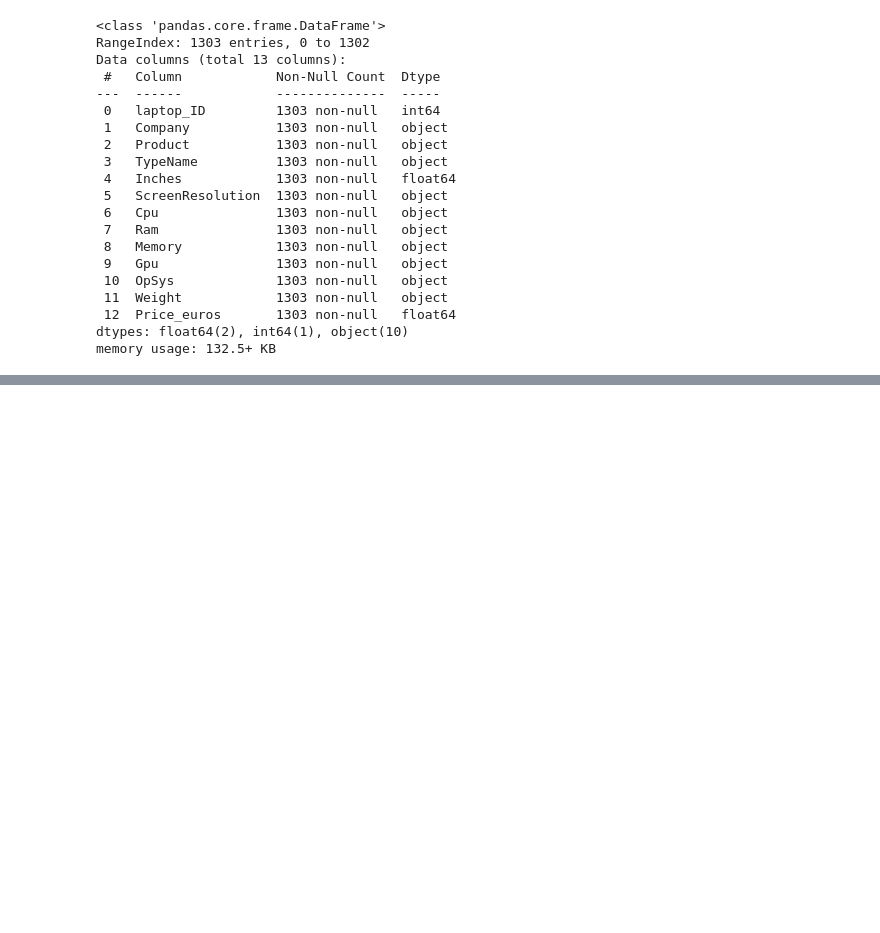
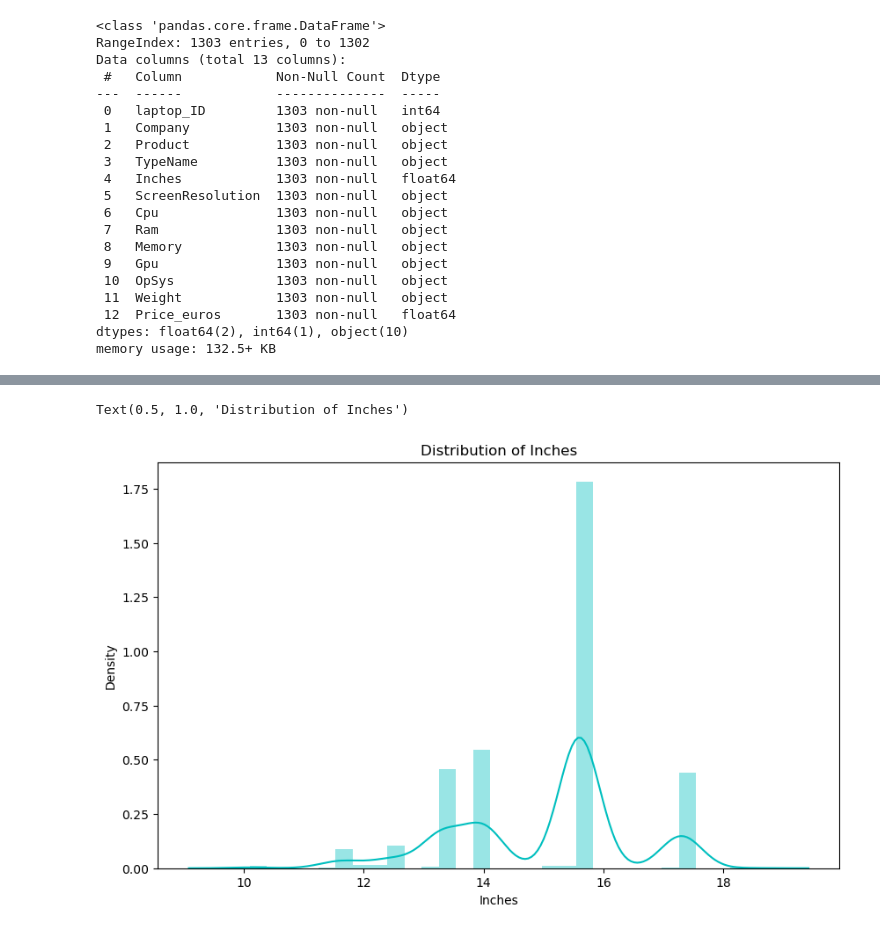
Before and after one commit to RossErskine/Kaggle-notebooks, a Jupyter notebook: Laptop prices.ipynb, the cells around one changed output, grey strips where cells are left out. Drawn from its saved outputs; the diff is of its cells as text; code cells hidden in the pictures; blank space fills up the shorter version.

```diff
--- a/Laptop prices.ipynb
+++ b/Laptop prices.ipynb
@@ -54,0 +147,7 @@ df.describe()
+# %%
+f, ax = plt.subplots(1,1, figsize=(10, 6))
+ax = sns.distplot(df['Inches'], kde = True, color = 'c')
+plt.title('Distribution of Inches')
+# %% [output]
+Text(0.5, 1.0, 'Distribution of Inches')
+[figure, added]
```
Also changed, not shown: parts of 16 cells of this notebook.
